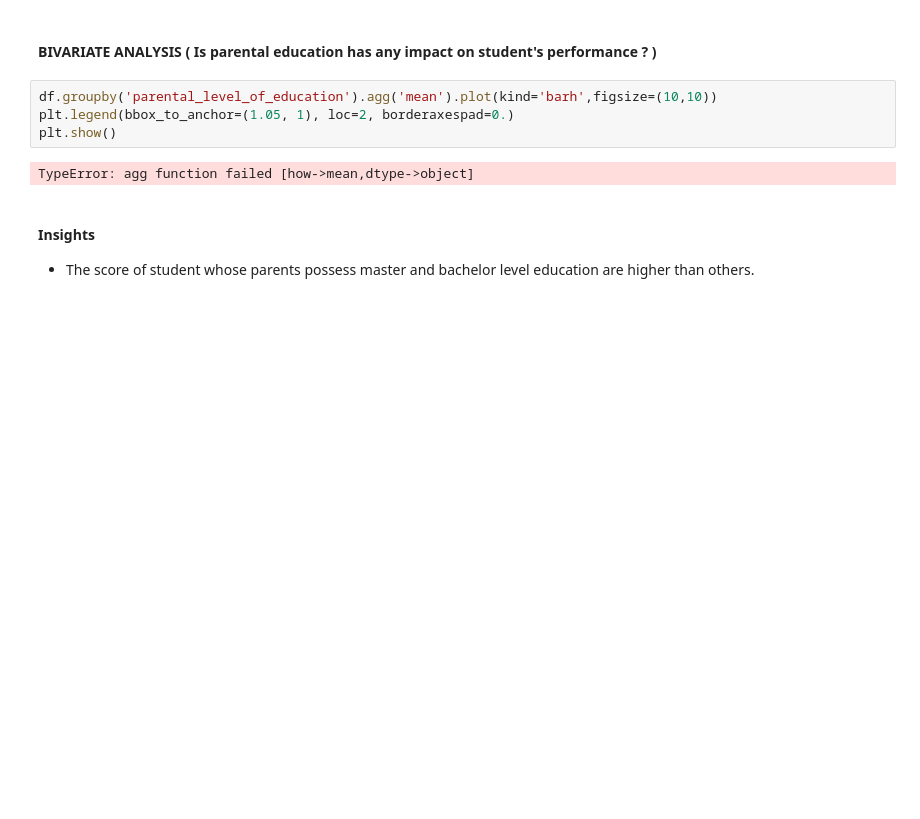
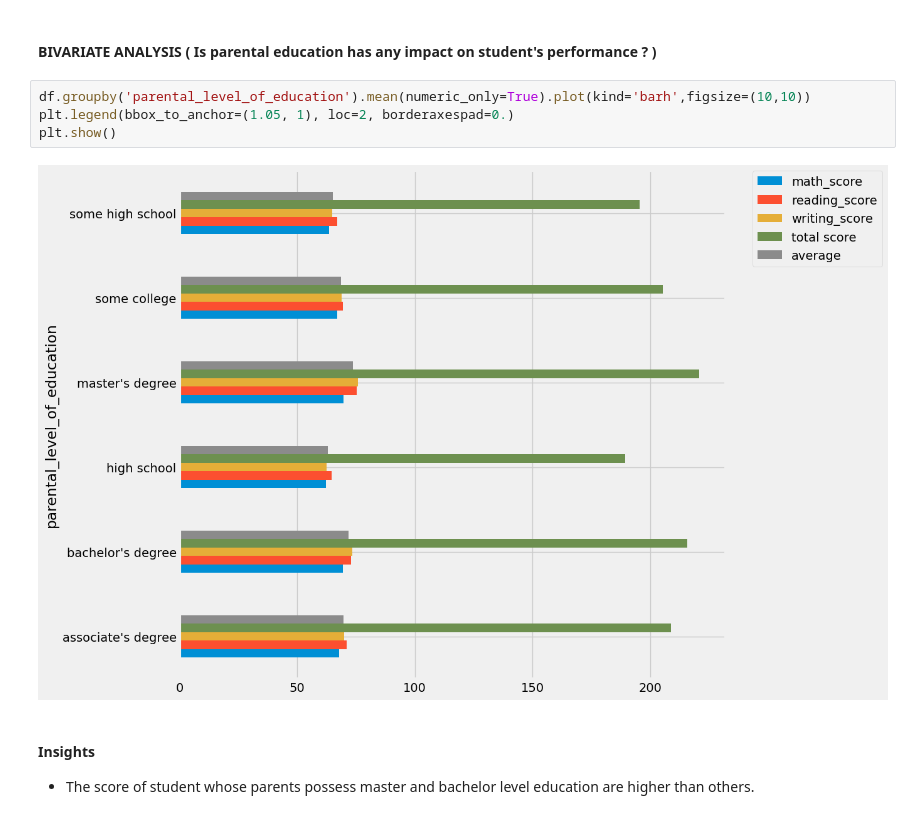
Before and after one commit to Karthik-kulal8050/MLProjects, a Jupyter notebook: notebook/1 . EDA STUDENT PERFORMANCE .ipynb, the cells around one changed output. Cells and saved outputs as stored; diff of their text form; blank space fills up the shorter version.

```diff
--- a/notebook/1 . EDA STUDENT PERFORMANCE .ipynb
+++ b/notebook/1 . EDA STUDENT PERFORMANCE .ipynb
@@ -551,11 +531,11 @@ plt.show()
 # %% [markdown]
 #### BIVARIATE ANALYSIS ( Is parental education has any impact on student's performance ? )
 # %%
-df.groupby('parental_level_of_education').agg('mean').plot(kind='barh',figsize=(10,10))
+df.groupby('parental_level_of_education').mean(numeric_only=True).plot(kind='barh',figsize=(10,10))
 plt.legend(bbox_to_anchor=(1.05, 1), loc=2, borderaxespad=0.)
 plt.show()
 # %% [output]
-TypeError: agg function failed [how->mean,dtype->object]
+[figure, added]
 # %% [markdown]
 #### Insights
 - The score of student whose parents possess master and bachelor level education are higher than others.
```
Also changed, not shown: parts of 11 cells of this notebook, 11 other files.
